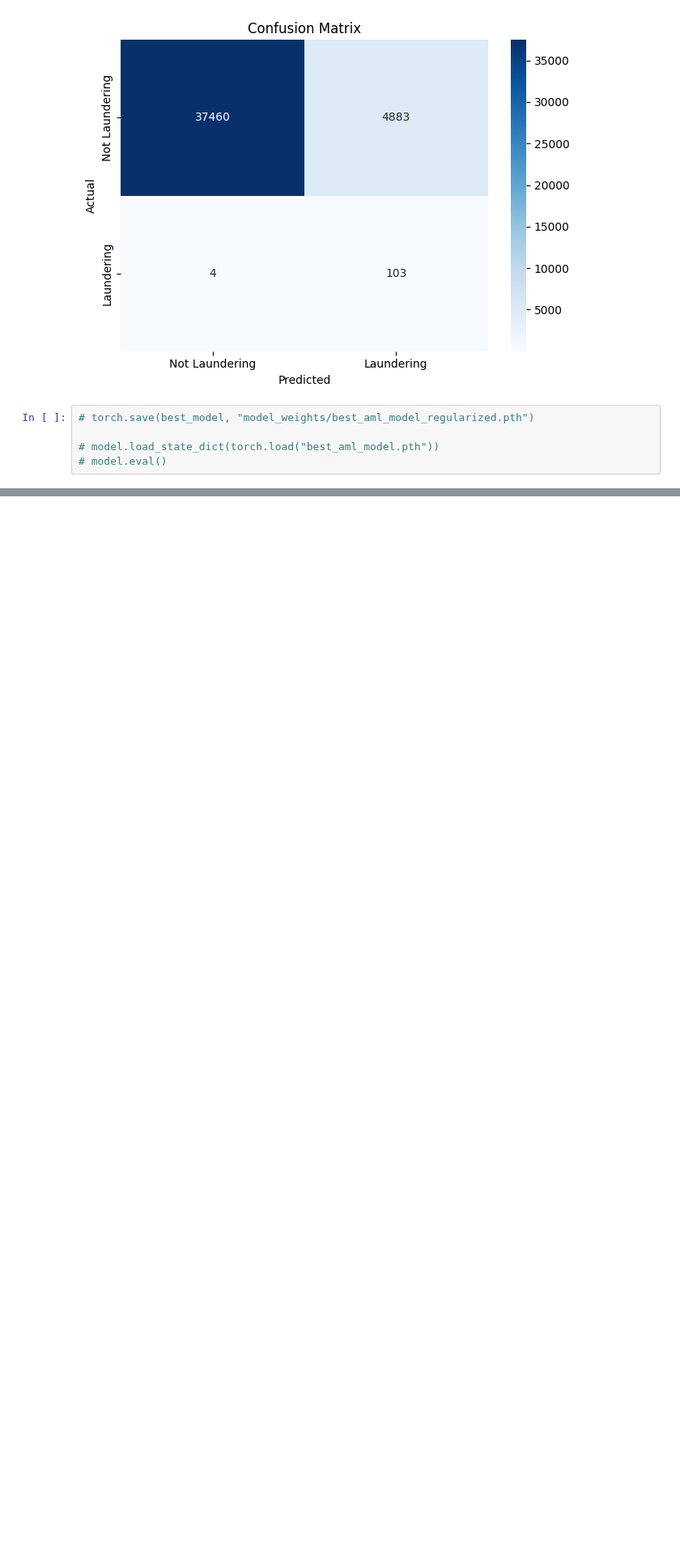
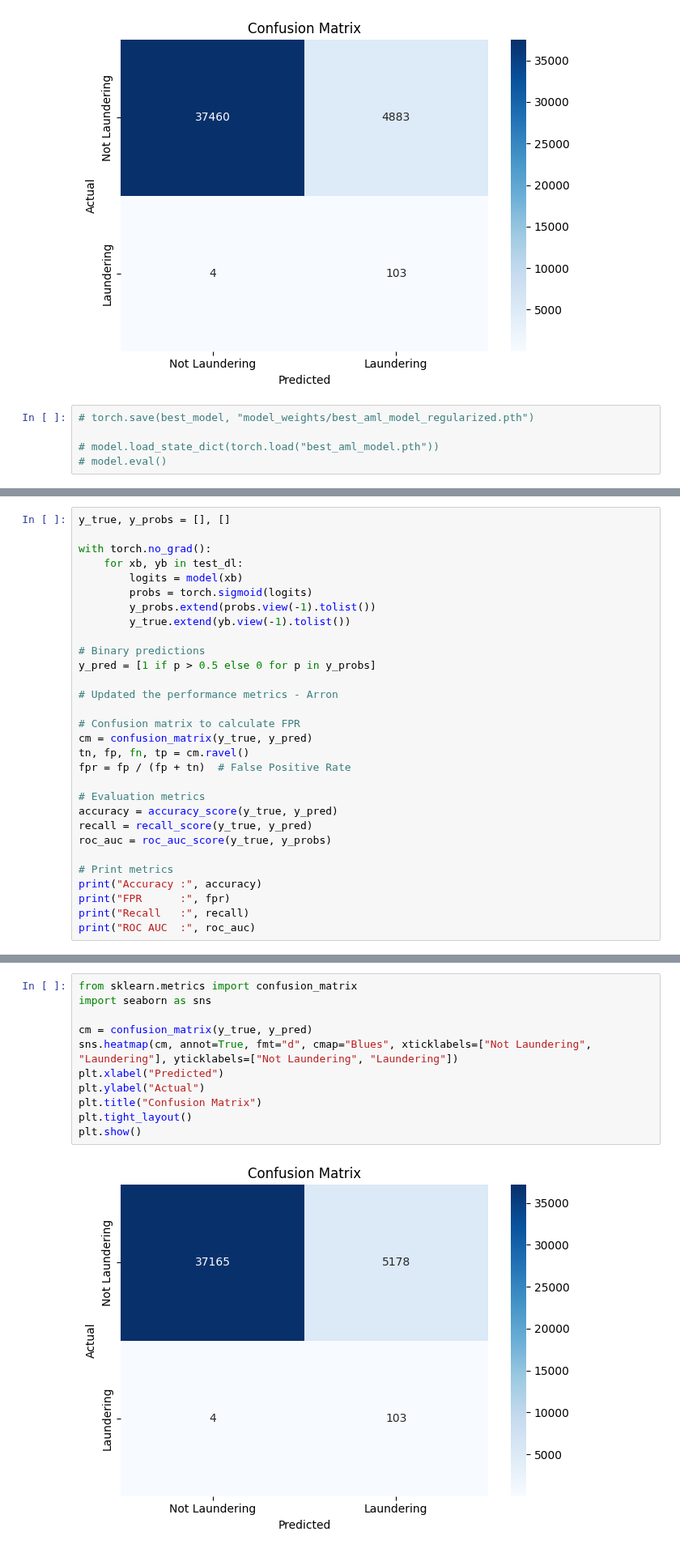
Before and after one commit to vbeohar/vectorinst-bootcamp-fl-bmo, a Jupyter notebook: baseline/baseline_model_limited_V0.1.ipynb, the cells around one changed output, grey strips where cells are left out. Shown at 81% size. Drawn from its saved outputs; the diff is of its cells as text; blank space fills up the shorter version.

```diff
--- a/baseline/baseline_model_limited_V0.1.ipynb
+++ b/baseline/baseline_model_limited_V0.1.ipynb
@@ -321,0 +335,30 @@ plt.show()
+# %%
+y_true, y_probs = [], []
+
+with torch.no_grad():
+    for xb, yb in test_dl:
+        logits = model(xb)
+        probs = torch.sigmoid(logits)
+        y_probs.extend(probs.view(-1).tolist())
+        y_true.extend(yb.view(-1).tolist())
+
+# Binary predictions
+y_pred = [1 if p > 0.5 else 0 for p in y_probs]
+
+# Updated the performance metrics - Arron
+
+# Confusion matrix to calculate FPR
+cm = confusion_matrix(y_true, y_pred)
+tn, fp, fn, tp = cm.ravel()
+fpr = fp / (fp + tn)  # False Positive Rate
+
+# Evaluation metrics
+accuracy = accuracy_score(y_true, y_pred)
+recall = recall_score(y_true, y_pred)
+roc_auc = roc_auc_score(y_true, y_probs)
+
+# Print metrics
+print("Accuracy :", accuracy)
+print("FPR      :", fpr)
+print("Recall   :", recall)
+print("ROC AUC  :", roc_auc)
@@ -321,0 +370,13 @@ plt.show()
+# %%
+from sklearn.metrics import confusion_matrix
+import seaborn as sns
+
+cm = confusion_matrix(y_true, y_pred)
+sns.heatmap(cm, annot=True, fmt="d", cmap="Blues", xticklabels=["Not Laundering", "Laundering"], yticklabels=["Not Laundering", "Laundering"])
+plt.xlabel("Predicted")
+plt.ylabel("Actual")
+plt.title("Confusion Matrix")
+plt.tight_layout()
+plt.show()
+# %% [output]
+[figure, added]
```
Also changed, not shown: parts of 7 cells of this notebook.
